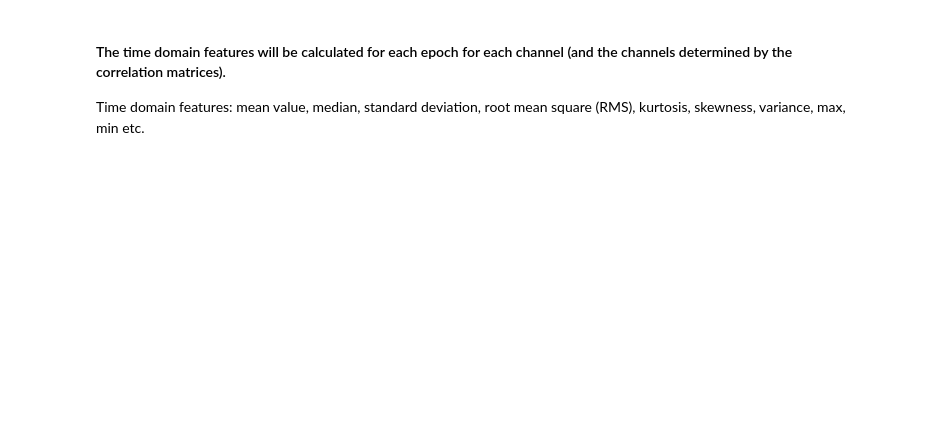
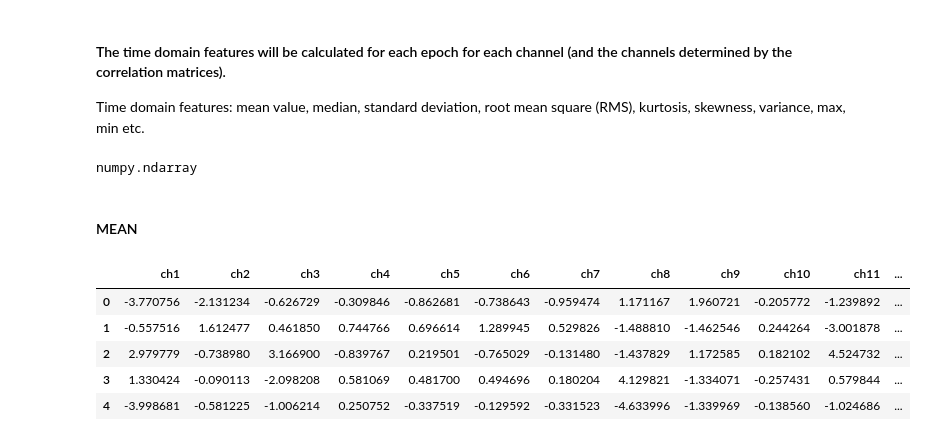
Before and after one commit to GokceUzun/Power-Feature-Analysis, a Jupyter notebook: TimeDomainFeatures.ipynb, the cells around one changed output. Cells and saved outputs as stored; diff of their text form; code cells hidden in the pictures; blank space fills up the shorter version.

```diff
--- a/TimeDomainFeatures.ipynb
+++ b/TimeDomainFeatures.ipynb
@@ -26,9 +29,11 @@ filtered_data = np.array(fltr.butter_bandpass())
 print("There are " + str(len(filtered_data[0])) + " many samples.") # Getting the correct number of samples
 # %% [output]
 There are 21634560 many samples.
+# %%
+channels = ['ch1', 'ch2', 'ch3', 'ch4', 'ch5', 'ch6', 'ch7', 'ch8', 'ch9', 'ch10', 'ch11', 'ch12', 'ch13', 'ch14', 'ch15', 'ch16']
 # %%
 df = pd.DataFrame(filtered_data).T
-df.set_axis(['ch1', 'ch2', 'ch3', 'ch4', 'ch5', 'ch6', 'ch7', 'ch8', 'ch9', 'ch10', 'ch11', 'ch12', 'ch13', 'ch14', 'ch15', 'ch16'], axis="columns", inplace=True)
+df.set_axis(channels, axis="columns", inplace=True)
 # %%
 print("There are " + str(int(len(df)/1252)) + " many epochs.")
 # %% [output]
@@ -115,3 +120,19 @@ df_d
 # %% [markdown]
 #### The time domain features will be calculated for each epoch for each channel (and the channels determined by the correlation matrices).
 Time domain features: mean value, median, standard deviation, root mean square (RMS), kurtosis, skewness, variance, max, min etc.
+# %%
+type(df_d['ch1'][0])
+# %% [output]
+numpy.ndarray
+# %% [markdown]
+#### MEAN
+# %%
+df_mean = df_d[channels].applymap(lambda x: np.mean(x)).assign(epochs=epochs)
+df_mean
+# %% [output]
+|  | ch1 | ch2 | ch3 | ch4 | ch5 | ch6 | ch7 | ch8 | ch9 | ch10 | ch11 | ... |
+| 0 | -3.770756 | -2.131234 | -0.626729 | -0.309846 | -0.862681 | -0.738643 | -0.959474 | 1.171167 | 1.960721 | -0.205772 | -1.239892 | ... |
+| 1 | -0.557516 | 1.612477 | 0.461850 | 0.744766 | 0.696614 | 1.289945 | 0.529826 | -1.488810 | -1.462546 | 0.244264 | -3.001878 | ... |
+| 2 | 2.979779 | -0.738980 | 3.166900 | -0.839767 | 0.219501 | -0.765029 | -0.131480 | -1.437829 | 1.172585 | 0.182102 | 4.524732 | ... |
+| 3 | 1.330424 | -0.090113 | -2.098208 | 0.581069 | 0.481700 | 0.494696 | 0.180204 | 4.129821 | -1.334071 | -0.257431 | 0.579844 | ... |
+| 4 | -3.998681 | -0.581225 | -1.006214 | 0.250752 | -0.337519 | -0.129592 | -0.331523 | -4.633996 | -1.339969 | -0.138560 | -1.024686 | ... |
```
Also changed, not shown: parts of 15 cells of this notebook.
